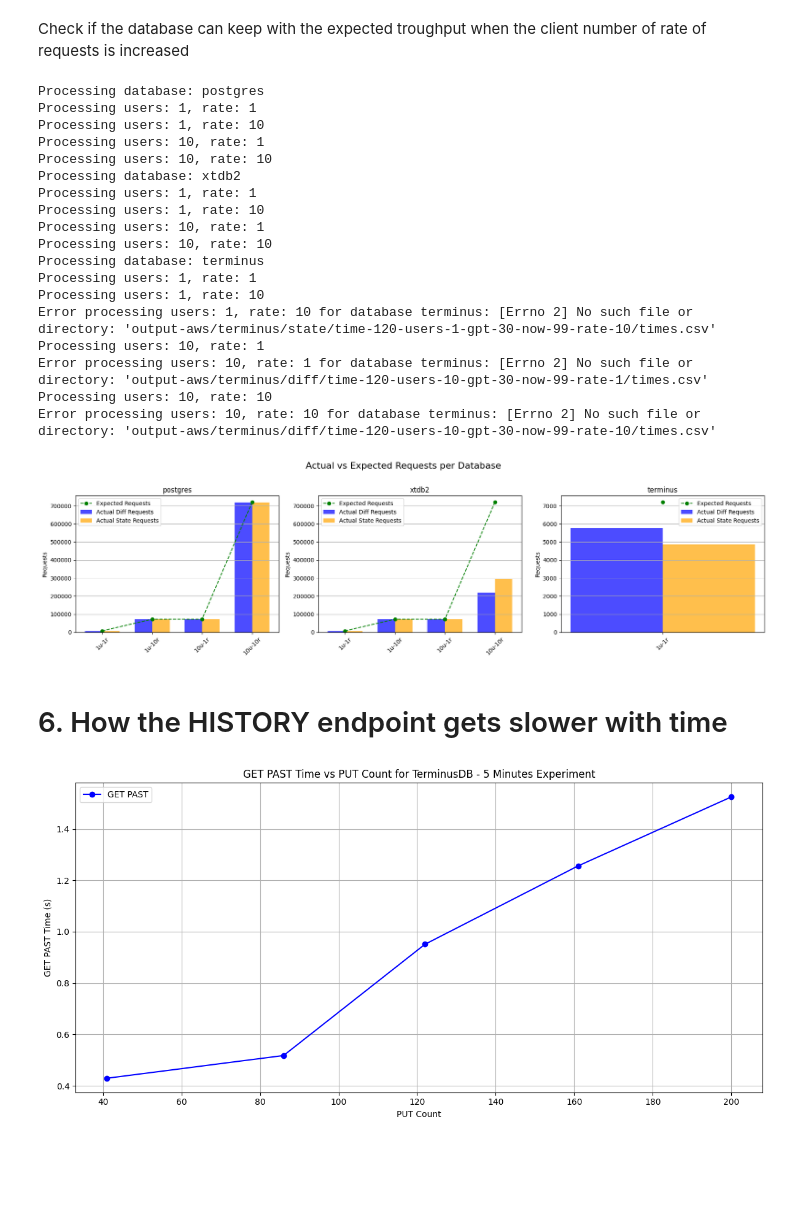
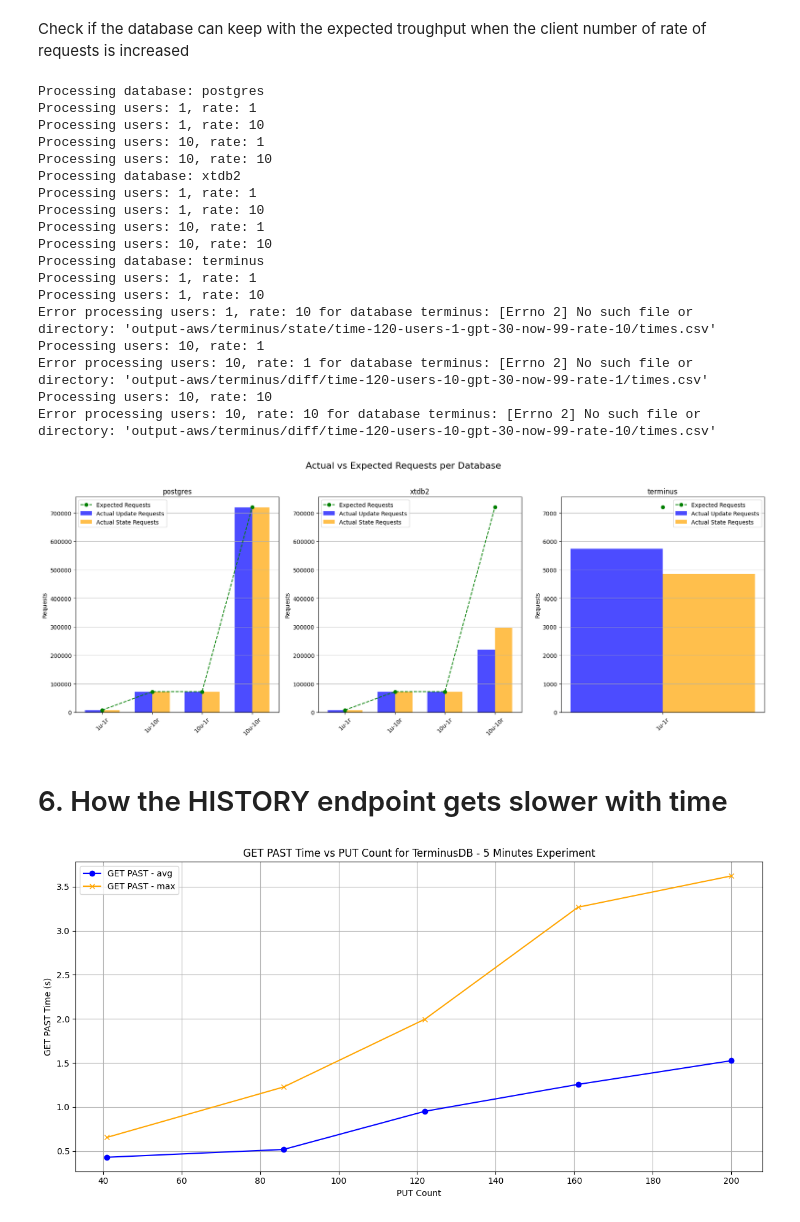
Before and after one commit to DinisSousa2003/api-kevel-mock, a Jupyter notebook: analysis.ipynb, the cells around one changed output. Saved outputs shown, nothing was run; the diff lists cells and outputs as text; code cells hidden in the pictures; blank space fills up the shorter version.

```diff
--- a/analysis.ipynb
+++ b/analysis.ipynb
@@ -793,7 +928,7 @@ n_databases = len(ALL_DATABASES)
 cols = 3  # or any other number you prefer
 rows = math.ceil(n_databases / cols)
 
-fig, axs = plt.subplots(rows, cols, figsize=(cols * 6, rows * 5), squeeze=False)
+fig, axs = plt.subplots(rows, cols, figsize=(cols * 6, rows * 7), squeeze=False)
 fig.suptitle("Actual vs Expected Requests per Database", fontsize=16)
 
 for idx, database in enumerate(ALL_DATABASES):
@@ -842,7 +977,7 @@ for idx, database in enumerate(ALL_DATABASES):
     bar2_x = [i + bar_width for i in x]
     midpoints = [i + bar_width / 2 for i in x]
 
-    ax.bar(bar1_x, [req[0] for req in actual_requests], width=bar_width, label='Actual Diff Requests', color='blue', alpha=0.7)
+    ax.bar(bar1_x, [req[0] for req in actual_requests], width=bar_width, label='Actual Update Requests', color='blue', alpha=0.7)
     ax.bar(bar2_x, [req[1] for req in actual_requests], width=bar_width, label='Actual State Requests', color='orange', alpha=0.7)
     ax.plot(midpoints, [req[0] for req in expected_requests], label='Expected Requests', color='green', linestyle='--', marker='o')
 
@@ -878,25 +1013,26 @@ Processing users: 10, rate: 1
 Error processing users: 10, rate: 1 for database terminus: [Errno 2] No such file or directory: 'output-aws/terminus/diff/time-120-users-10-gpt-30-now-99-rate-1/times.csv'
 Processing users: 10, rate: 10
 Error processing users: 10, rate: 10 for database terminus: [Errno 2] No such file or directory: 'output-aws/terminus/diff/time-120-users-10-gpt-30-now-99-rate-10/times.csv'
-[figure, old version]
+[figure, new version]
 # %% [markdown]
 # 6. How the HISTORY endpoint gets slower with time
 # %%
 path_name = "output-aws/terminus/state/time-5-users-1-gpt-30-now-10-rate-1"
 
 terminus_example = load_time_data_indexed(path_name)
 
 #display(terminus_example)
 
 # Check the evolution of the GET.PAST over time / over PUT count
 plt.figure(figsize=(12, 6))
-plt.plot(terminus_example['count']['ALL PUT'], terminus_example['avg']['GetType.PAST'], label='GET PAST', color='blue', marker='o')
+plt.plot(terminus_example['count']['ALL PUT'], terminus_example['avg']['GetType.PAST'], label='GET PAST - avg', color='blue', marker='o')
+plt.plot(terminus_example['count']['ALL PUT'], terminus_example['max']['GetType.PAST'], label='GET PAST - max', color='orange', marker='x')
 plt.xlabel('PUT Count')
 plt.ylabel('GET PAST Time (s)')
 plt.title('GET PAST Time vs PUT Count for TerminusDB - 5 Minutes Experiment')
 plt.legend()
 plt.grid()
 plt.tight_layout()
 plt.show()
 # %% [output]
-[figure, old version]
+[figure, new version]
```
Also changed, not shown: parts of 5 cells of this notebook, 24 other files.
